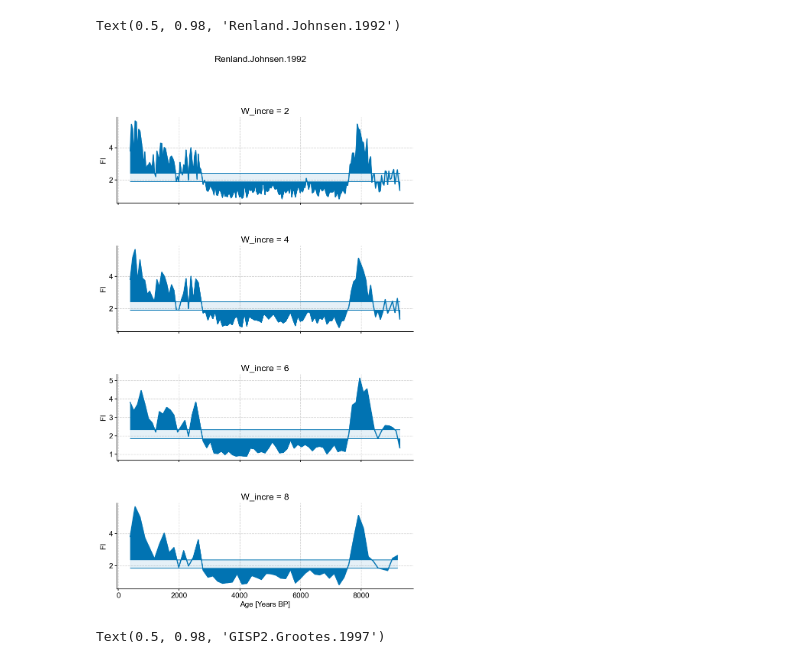
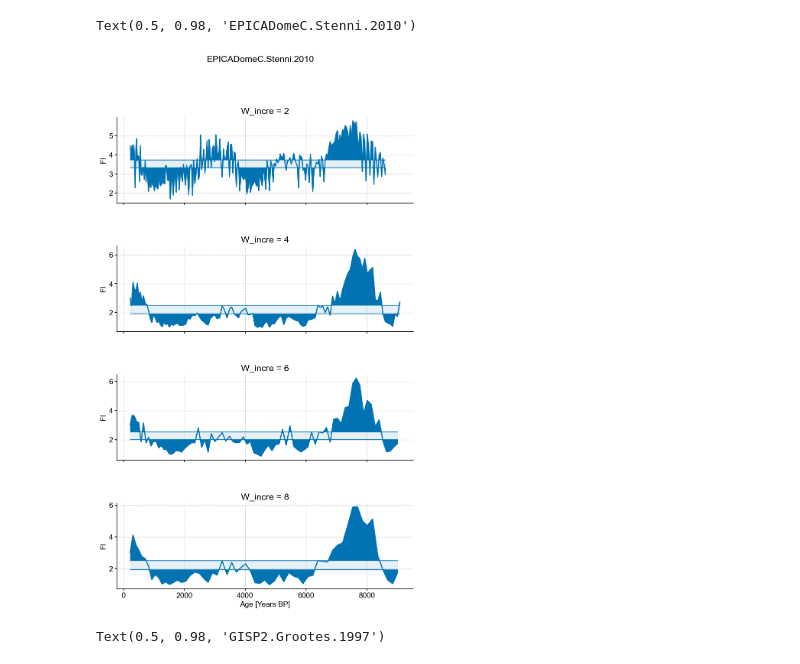
Before and after one commit to alexkjames/Detecting_Paleoclimate_Transitions_with_LERM, a Jupyter notebook: notebooks/Holocene_Ice_Window_Increment.ipynb, the cells around one changed output. Saved outputs shown, nothing was run; the diff lists cells and outputs as text; code cells hidden in the pictures.

```diff
--- a/notebooks/Holocene_Ice_Window_Increment.ipynb
+++ b/notebooks/Holocene_Ice_Window_Increment.ipynb
@@ -52,0 +13,9 @@ index_dict = {
+# %%
+lipd_path = './data/8k_ice'
+
+all_files = LiPD()
+
+if __name__=='__main__':
+    all_files.load_from_dir(lipd_path)
+
+record_names = all_files.get_all_dataset_names()
@@ -53,15 +100,10 @@ index_dict = {
 # %%
 ms_list = []
 
-for label in lipd_series_dict.keys():
-    if label in index_dict.keys():
-        index = index_dict[label]
-        for idx,series in enumerate(lipd_series_dict[label]):
-            if idx == index:
-                series.time_unit = 'Years BP'
-                ms_list.append(series)
-    else:
-        continue
+for series in geo_ms.series_list:
+    if series.lat > 0 or series.label == 'EPICADomeC.Stenni.2010':
+        series.time_unit = 'Years BP'
+        ms_list.append(series)
 # %%
 end_time = 10000
 
@@ -85,8 +129,8 @@ for idx,series in enumerate(ms_ice.series_list):
     print(f'Analyzing {name}')
     for w_incre in tqdm(w_incre_list):
         series_slice = series.slice((0,end_time))
-        td = amt.TimeEmbeddedSeries(series.slice((0,end_time)),m)
-        eps = td.find_epsilon(1,.05,.01,verbose=False)
+        td = amt.TimeEmbeddedSeries(series=series.slice((0,end_time)),m=m) #Tau is selected via first minimum of mutual info
+        eps = td.find_epsilon(eps=1,target_density=.05,tolerance=.01,verbose=False)
         rm = eps['Output']
         lp = rm.laplacian_eigenmaps(w_size=20,w_incre=w_incre)
 
@@ -103,5 +149,5 @@ Analyzing NGRIP.NGRIP.2004
 # %%
-name = list(index_dict.keys())[0]
+name = ms_list[0].label
 
 fig,ax = plt.subplots(nrows=len(lp_dict[name]),figsize=(10,4*len(w_incre_list)),sharex=True)
 fig.subplots_adjust(hspace=.5)
@@ -120,19 +167,19 @@ KeyError: 'GRIP.Vinther.2006'
 # %%
-name = list(index_dict.keys())[1]
+name = ms_list[1].label
 
 fig,ax = plt.subplots(nrows=len(lp_dict[name]),figsize=(10,4*len(w_incre_list)),sharex=True)
 fig.subplots_adjust(hspace=.5)
 axes = ax.ravel()
 
 for idx,series in tqdm(enumerate(lp_dict[name])):
     series.confidence_fill_plot(ax=axes[idx],title=f'W_incre = {w_incre_list[idx]}')
     axes[idx].set_ylabel('FI')
     if idx < len(axes)-1:
         axes[idx].set_xlabel('')
     axes[idx].get_legend().remove()
 
 fig.suptitle(name)
 # %% [output]
-Text(0.5, 0.98, 'Renland.Johnsen.1992')
+Text(0.5, 0.98, 'EPICADomeC.Stenni.2010')
-[figure, old version]
+[figure, new version]
 # %%
```
Also changed, not shown: parts of 11 cells of this notebook, 11 other files.
